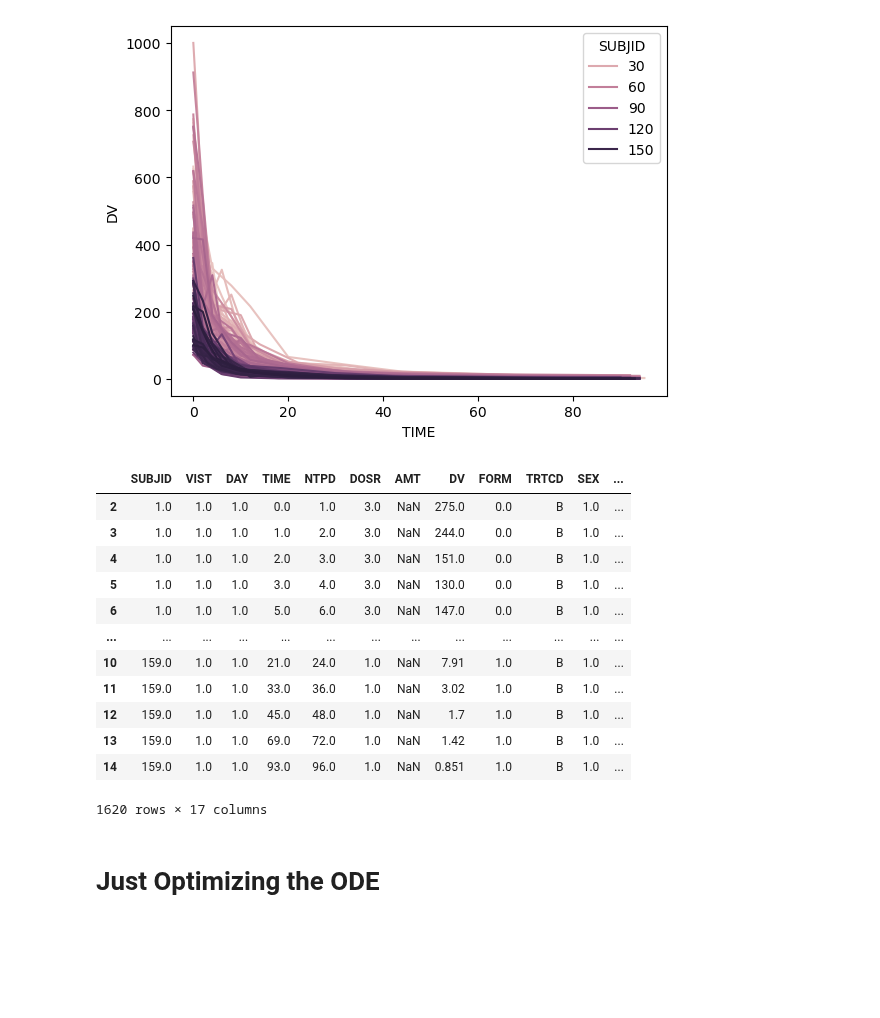
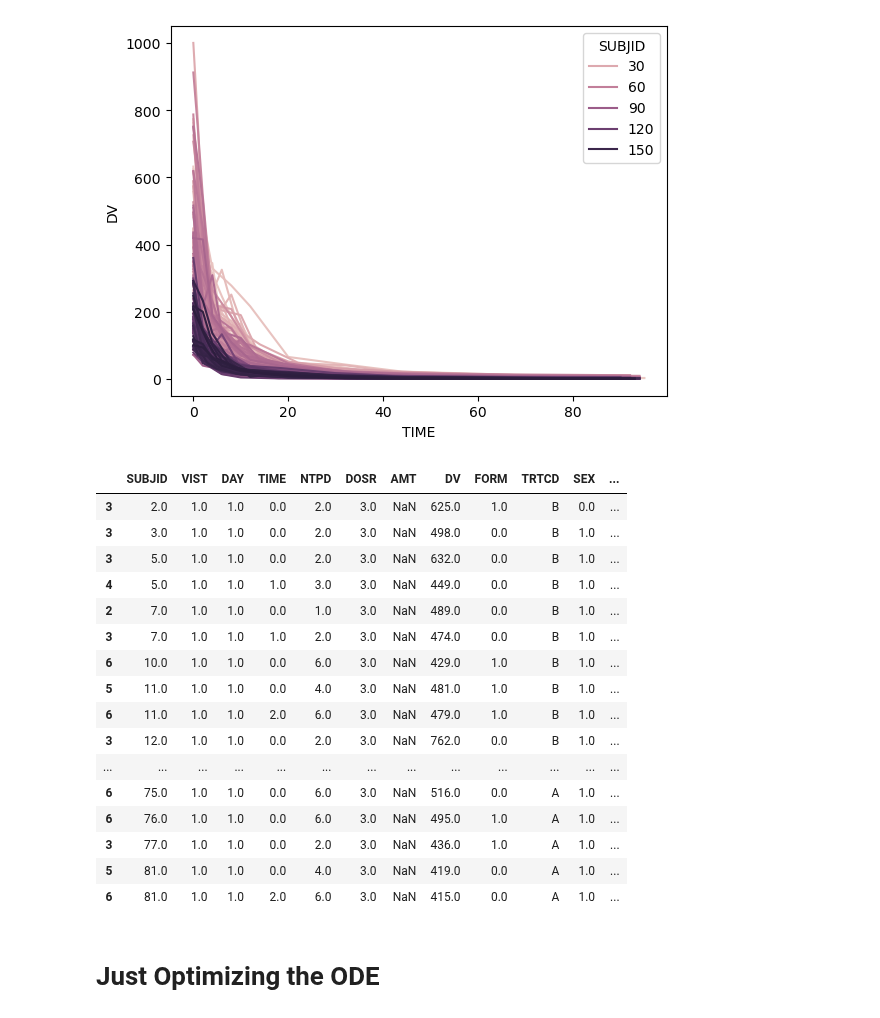
Before and after one commit to kelleyjbrady/NiceODE, a Jupyter notebook: t_0atDV_max_ode_solver_r.ipynb, the cells around one changed output. Saved outputs shown, nothing was run; the diff lists cells and outputs as text; code cells hidden in the pictures; blank space fills up the shorter version.

```diff
--- a/t_0atDV_max_ode_solver_r.ipynb
+++ b/t_0atDV_max_ode_solver_r.ipynb
@@ -58,22 +89,26 @@ scale_df['DOSR'] = scale_df['DOSR'] / 100
 plot_subject_levels(scale_df)
 # %% [output]
 [figure]
-# %%
-scale_df
-# %% [output]
-|  | SUBJID | VIST | DAY | TIME | NTPD | DOSR | AMT | DV | FORM | TRTCD | SEX | ... |
-| 2 | 1.0 | 1.0 | 1.0 | 0.0 | 1.0 | 3.0 | NaN | 275.0 | 0.0 | B | 1.0 | ... |
-| 3 | 1.0 | 1.0 | 1.0 | 1.0 | 2.0 | 3.0 | NaN | 244.0 | 0.0 | B | 1.0 | ... |
-| 4 | 1.0 | 1.0 | 1.0 | 2.0 | 3.0 | 3.0 | NaN | 151.0 | 0.0 | B | 1.0 | ... |
-| 5 | 1.0 | 1.0 | 1.0 | 3.0 | 4.0 | 3.0 | NaN | 130.0 | 0.0 | B | 1.0 | ... |
-| 6 | 1.0 | 1.0 | 1.0 | 5.0 | 6.0 | 3.0 | NaN | 147.0 | 0.0 | B | 1.0 | ... |
-| ... | ... | ... | ... | ... | ... | ... | ... | ... | ... | ... | ... | ... |
-| 10 | 159.0 | 1.0 | 1.0 | 21.0 | 24.0 | 1.0 | NaN | 7.91 | 1.0 | B | 1.0 | ... |
-| 11 | 159.0 | 1.0 | 1.0 | 33.0 | 36.0 | 1.0 | NaN | 3.02 | 1.0 | B | 1.0 | ... |
-| 12 | 159.0 | 1.0 | 1.0 | 45.0 | 48.0 | 1.0 | NaN | 1.7 | 1.0 | B | 1.0 | ... |
-| 13 | 159.0 | 1.0 | 1.0 | 69.0 | 72.0 | 1.0 | NaN | 1.42 | 1.0 | B | 1.0 | ... |
-| 14 | 159.0 | 1.0 | 1.0 | 93.0 | 96.0 | 1.0 | NaN | 0.851 | 1.0 | B | 1.0 | ... |
-1620 rows × 17 columns
+# %%
+scale_df.loc[scale_df['DV'] > 400]
+# %% [output]
+|  | SUBJID | VIST | DAY | TIME | NTPD | DOSR | AMT | DV | FORM | TRTCD | SEX | ... |
+| 3 | 2.0 | 1.0 | 1.0 | 0.0 | 2.0 | 3.0 | NaN | 625.0 | 1.0 | B | 0.0 | ... |
+| 3 | 3.0 | 1.0 | 1.0 | 0.0 | 2.0 | 3.0 | NaN | 498.0 | 0.0 | B | 1.0 | ... |
+| 3 | 5.0 | 1.0 | 1.0 | 0.0 | 2.0 | 3.0 | NaN | 632.0 | 0.0 | B | 1.0 | ... |
+| 4 | 5.0 | 1.0 | 1.0 | 1.0 | 3.0 | 3.0 | NaN | 449.0 | 0.0 | B | 1.0 | ... |
+| 2 | 7.0 | 1.0 | 1.0 | 0.0 | 1.0 | 3.0 | NaN | 489.0 | 0.0 | B | 1.0 | ... |
+| 3 | 7.0 | 1.0 | 1.0 | 1.0 | 2.0 | 3.0 | NaN | 474.0 | 0.0 | B | 1.0 | ... |
+| 6 | 10.0 | 1.0 | 1.0 | 0.0 | 6.0 | 3.0 | NaN | 429.0 | 1.0 | B | 1.0 | ... |
+| 5 | 11.0 | 1.0 | 1.0 | 0.0 | 4.0 | 3.0 | NaN | 481.0 | 1.0 | B | 1.0 | ... |
+| 6 | 11.0 | 1.0 | 1.0 | 2.0 | 6.0 | 3.0 | NaN | 479.0 | 1.0 | B | 1.0 | ... |
+| 3 | 12.0 | 1.0 | 1.0 | 0.0 | 2.0 | 3.0 | NaN | 762.0 | 0.0 | B | 1.0 | ... |
+| ... | ... | ... | ... | ... | ... | ... | ... | ... | ... | ... | ... | ... |
+| 6 | 75.0 | 1.0 | 1.0 | 0.0 | 6.0 | 3.0 | NaN | 516.0 | 0.0 | A | 1.0 | ... |
+| 6 | 76.0 | 1.0 | 1.0 | 0.0 | 6.0 | 3.0 | NaN | 495.0 | 1.0 | A | 1.0 | ... |
+| 3 | 77.0 | 1.0 | 1.0 | 0.0 | 2.0 | 3.0 | NaN | 436.0 | 1.0 | A | 1.0 | ... |
+| 5 | 81.0 | 1.0 | 1.0 | 0.0 | 4.0 | 3.0 | NaN | 419.0 | 0.0 | A | 1.0 | ... |
+| 6 | 81.0 | 1.0 | 1.0 | 2.0 | 6.0 | 3.0 | NaN | 415.0 | 0.0 | A | 1.0 | ... |
 # %% [markdown]
 # Just Optimizing the ODE
 # %%
```
Also changed, not shown: parts of 22 cells of this notebook, 2 other files.
